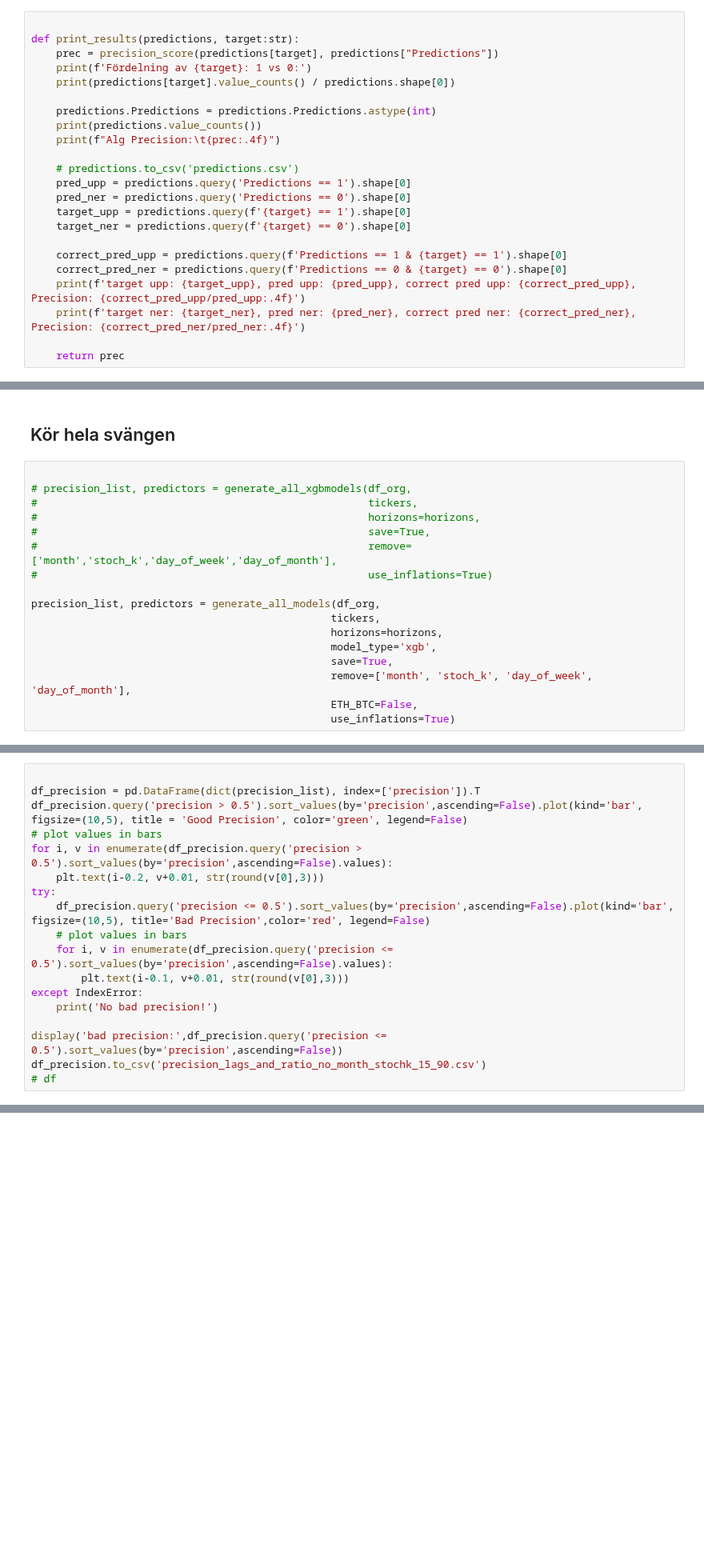
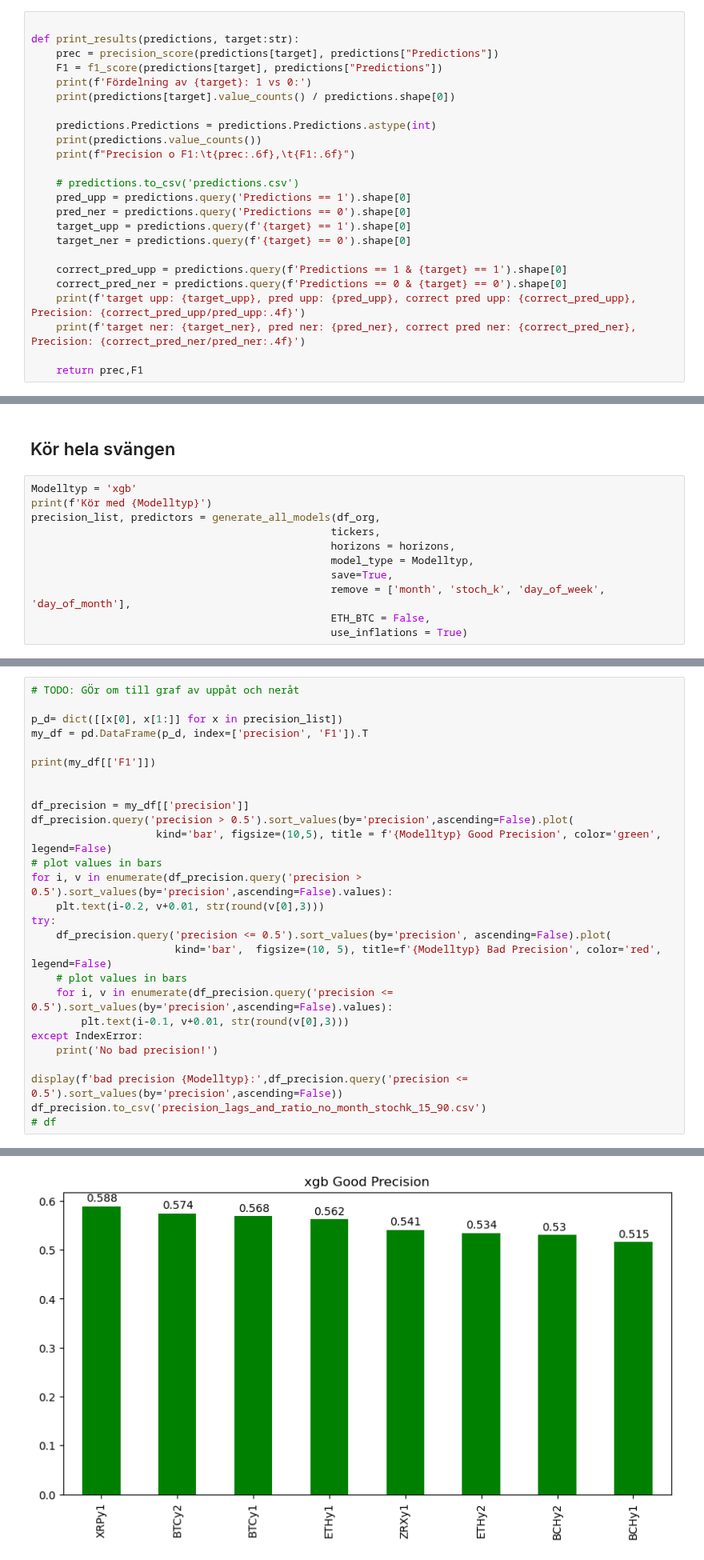
Before and after one commit to carokanns/the_new_Krypto, a Jupyter notebook: new_skapa_modeller.ipynb, the cells around one changed output, grey strips where cells are left out. Shown at 80% size. Cells and saved outputs as stored; diff of their text form; blank space fills up the shorter version.

Commit message:
Mäter både precision och F1

```diff
--- a/new_skapa_modeller.ipynb
+++ b/new_skapa_modeller.ipynb
@@ -307,12 +308,13 @@ def backtest(data, target, model, predictors, gap=0, proba_val=0.6, start=360, s
 
 def print_results(predictions, target:str):
     prec = precision_score(predictions[target], predictions["Predictions"])
+    F1 = f1_score(predictions[target], predictions["Predictions"])
     print(f'Fördelning av {target}: 1 vs 0:')
     print(predictions[target].value_counts() / predictions.shape[0])
 
     predictions.Predictions = predictions.Predictions.astype(int)
     print(predictions.value_counts())
-    print(f"Alg Precision:\t{prec:.4f}")
+    print(f"Precision o F1:\t{prec:.6f},\t{F1:.6f}")
 
     # predictions.to_csv('predictions.csv')
     pred_upp = predictions.query('Predictions == 1').shape[0]
@@ -325,7 +327,7 @@ def print_results(predictions, target:str):
     print(f'target upp: {target_upp}, pred upp: {pred_upp}, correct pred upp: {correct_pred_upp}, Precision: {correct_pred_upp/pred_upp:.4f}')
     print(f'target ner: {target_ner}, pred ner: {pred_ner}, correct pred ner: {correct_pred_ner}, Precision: {correct_pred_ner/pred_ner:.4f}')
 
-    return prec
+    return prec,F1
 # %% [markdown]
 ### Beräkna predictors
 # %%
@@ -487,19 +504,13 @@ def generate_all_models(df_org, tickers, horizons, model_type='xgb', save=True,
 # %% [markdown]
 ## Kör hela svängen
 # %%
-
-# precision_list, predictors = generate_all_xgbmodels(df_org,
-#                                                     tickers,
-#                                                     horizons=horizons,
-#                                                     save=True,
-#                                                     remove=['month','stoch_k','day_of_week','day_of_month'],
-#                                                     use_inflations=True)
-
+Modelltyp = 'xgb'
+print(f'Kör med {Modelltyp}')
 precision_list, predictors = generate_all_models(df_org,
                                                 tickers,
-                                                horizons=horizons,
-                                                model_type='xgb',
+                                                horizons = horizons,
+                                                model_type = Modelltyp,
                                                 save=True,
-                                                remove=['month', 'stoch_k', 'day_of_week', 'day_of_month'],
-                                                ETH_BTC=False,
-                                                use_inflations=True)
+                                                remove = ['month', 'stoch_k', 'day_of_week', 'day_of_month'],
+                                                ETH_BTC = False,
+                                                use_inflations = True)
@@ -506,18 +624,28 @@ precision_list, predictors = generate_all_models(df_org,
 # %%
+# TODO: GÖr om till graf av uppåt och neråt
 
-df_precision = pd.DataFrame(dict(precision_list), index=['precision']).T
-df_precision.query('precision > 0.5').sort_values(by='precision',ascending=False).plot(kind='bar', figsize=(10,5), title = 'Good Precision', color='green', legend=False)
+p_d= dict([[x[0], x[1:]] for x in precision_list])
+my_df = pd.DataFrame(p_d, index=['precision', 'F1']).T
+
+print(my_df[['F1']])
+
+
+df_precision = my_df[['precision']]
+df_precision.query('precision > 0.5').sort_values(by='precision',ascending=False).plot(
+                    kind='bar', figsize=(10,5), title = f'{Modelltyp} Good Precision', color='green', legend=False)
 # plot values in bars
 for i, v in enumerate(df_precision.query('precision > 0.5').sort_values(by='precision',ascending=False).values):
     plt.text(i-0.2, v+0.01, str(round(v[0],3)))
 try:
-    df_precision.query('precision <= 0.5').sort_values(by='precision',ascending=False).plot(kind='bar',  figsize=(10,5), title='Bad Precision',color='red', legend=False)
+    df_precision.query('precision <= 0.5').sort_values(by='precision', ascending=False).plot(
+                       kind='bar',  figsize=(10, 5), title=f'{Modelltyp} Bad Precision', color='red', legend=False)
     # plot values in bars
     for i, v in enumerate(df_precision.query('precision <= 0.5').sort_values(by='precision',ascending=False).values):
         plt.text(i-0.1, v+0.01, str(round(v[0],3)))
 except IndexError:
     print('No bad precision!')
 
-display('bad precision:',df_precision.query('precision <= 0.5').sort_values(by='precision',ascending=False))
+display(f'bad precision {Modelltyp}:',df_precision.query('precision <= 0.5').sort_values(by='precision',ascending=False))
 df_precision.to_csv('precision_lags_and_ratio_no_month_stochk_15_90.csv')
 # df
+# %% [output]
@@ -523,0 +667 @@ df_precision.to_csv('precision_lags_and_ratio_no_month_stochk_15_90.csv')
+[figure, added]
```
Also changed, not shown: parts of 19 cells of this notebook, 38 other files.
